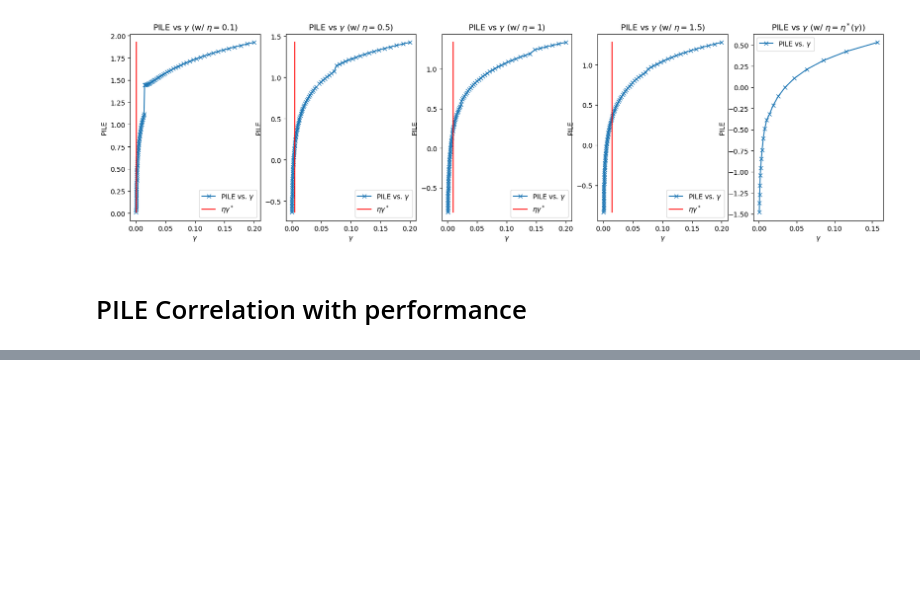
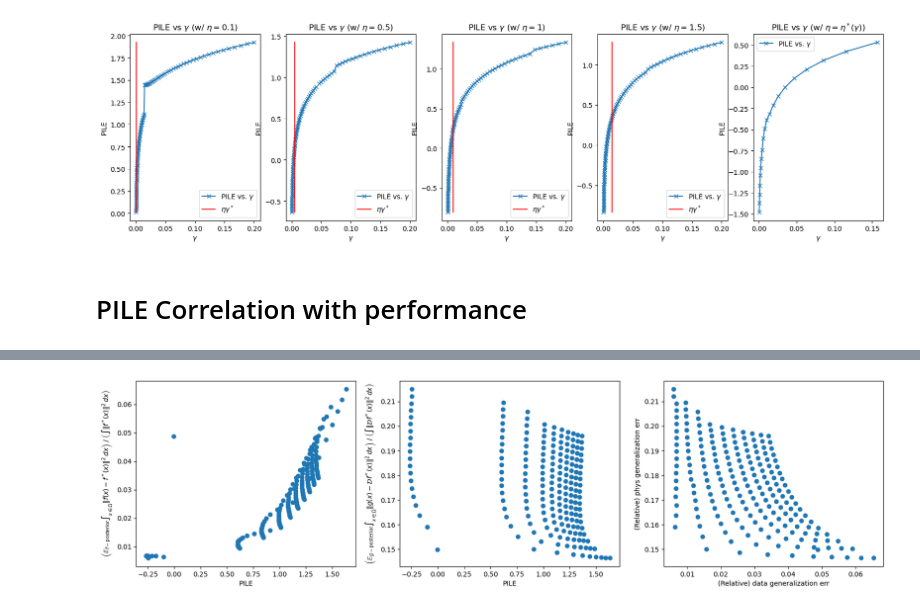
Before and after one commit to mdnls/temp-pile-repo, a Jupyter notebook: GP_Plots.ipynb, the cells around one changed output, grey strips where cells are left out. Saved outputs shown, nothing was run; the diff lists cells and outputs as text; code cells hidden in the pictures; blank space fills up the shorter version.

```diff
--- a/GP_Plots.ipynb
+++ b/GP_Plots.ipynb
@@ -359,0 +362,25 @@ plt.show()
+# %%
+res_grid_search_sm = linear_diagnostics(dataset_n1000, kernel, cnf_template, param_overwrite={'eta': [1], 'N': [1000], 'rho': jnp.linspace(1, 10, 20), 'gma': jnp.linspace(0.005, 0.5, 10)}, verbose=True)
+# %%
+
+piles = [r['PILE'] for r in res_grid_search_sm]
+data_errs = [r['data_err'] for r in res_grid_search_sm]
+phys_errs = [r['phys_err'] for r in res_grid_search_sm]
+
+plt.subplot(1, 3, 1)
+plt.scatter(piles, data_errs)
+plt.xlabel('PILE')
+plt.ylabel(r'$ \left(\mathbb{E}_{f \sim \text{posterior}}\int_{x \in \Omega} \|f(x) - f^*(x)\|^2 \, dx\right) \ / \ \left(\int \|f^*(x)\|^2 \, dx\right) $')
+plt.subplot(1, 3, 2)
+plt.xlabel('PILE')
+plt.ylabel(r'$ \left(\mathbb{E}_{g \sim \text{posterior}}\int_{x \in \Omega} \|g(x) - \mathcal{D}f^*(x)\|^2 \, dx\right) \ / \ \left(\int \|\mathcal{D}f^*(x)\|^2 \, dx\right) $')
+plt.scatter(piles, phys_errs)
+plt.gcf().set_size_inches(10, 5)
+plt.subplot(1, 3, 3)
+plt.scatter(data_errs,phys_errs)
+plt.xlabel('(Relative) data generalization err')
+plt.ylabel('(Relative) phys generalization err')
+plt.gcf().set_size_inches(20, 5)
+plt.show()
+# %% [output]
+[figure, added]
```
Also changed, not shown: parts of 3 cells of this notebook.
